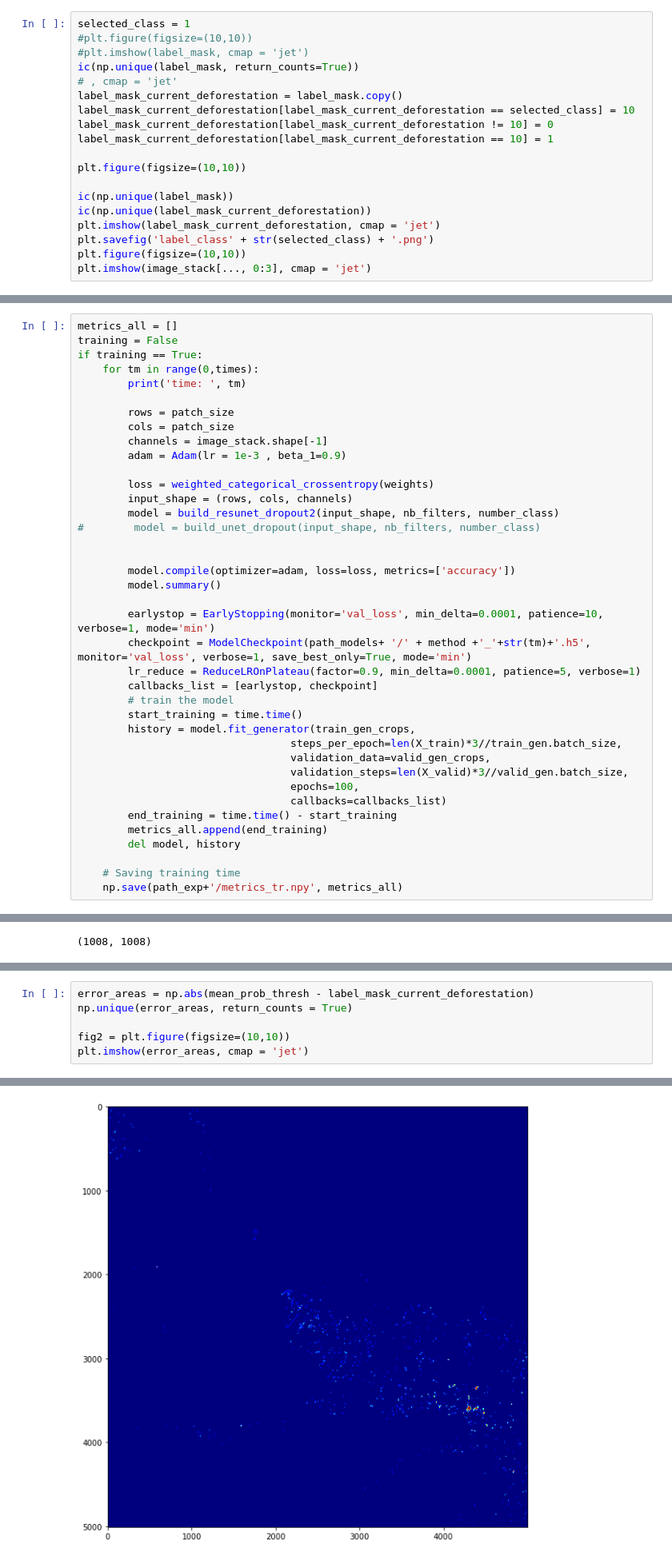
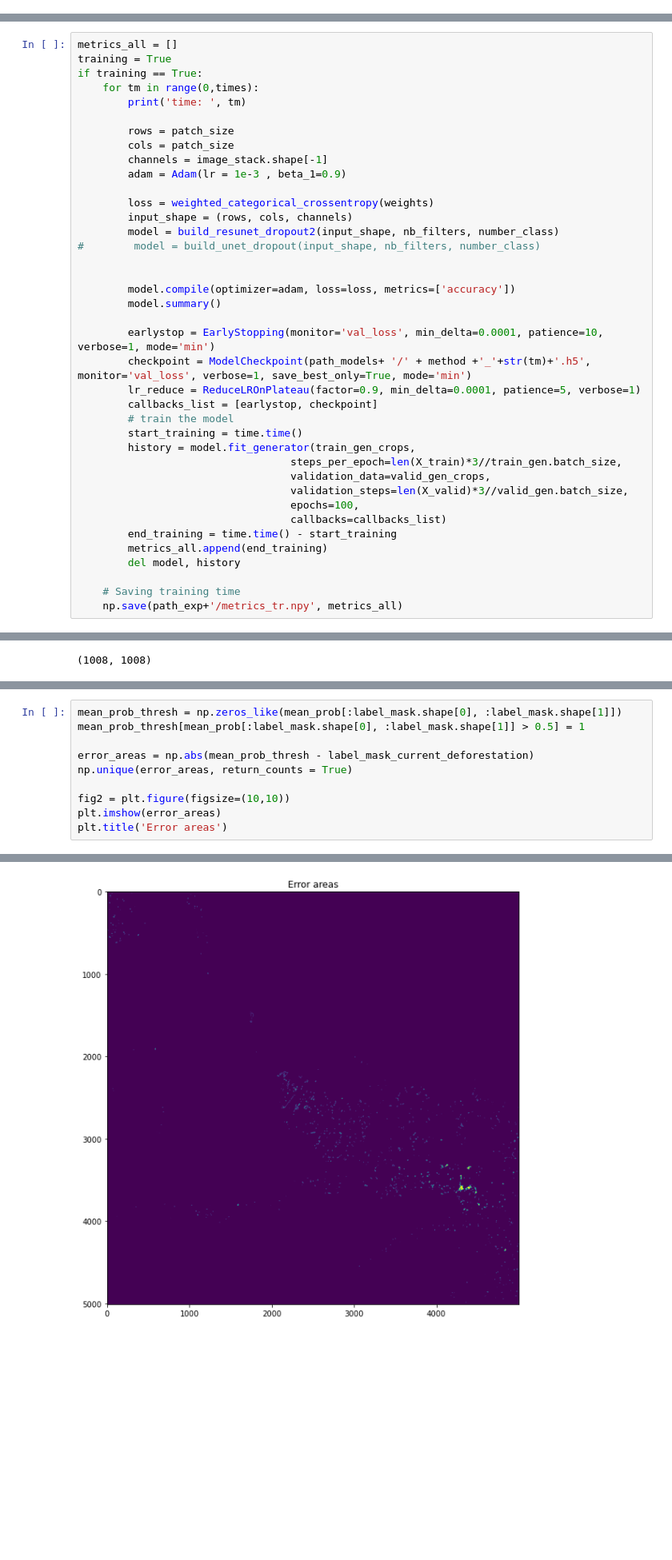
Before and after one commit to DiMorten/amazonUncertainty, a Jupyter notebook: Res_Unet_v1_uncertainty.ipynb, the cells around one changed output, grey strips where cells are left out. Shown: that part at 80% size. Saved outputs shown, nothing was run; the diff lists cells and outputs as text; blank space fills up the shorter version.

```diff
--- a/Res_Unet_v1_uncertainty.ipynb
+++ b/Res_Unet_v1_uncertainty.ipynb
@@ -45,22 +45,3 @@ Mask size:  (5010, 5000)
 mask:  (5010, 5000)
 image stack:  (5010, 5000, 14)
 ref : (5010, 5000)
-# %%
-selected_class = 1
-#plt.figure(figsize=(10,10))
-#plt.imshow(label_mask, cmap = 'jet')
-ic(np.unique(label_mask, return_counts=True))
-# , cmap = 'jet'
-label_mask_current_deforestation = label_mask.copy()
-label_mask_current_deforestation[label_mask_current_deforestation == selected_class] = 10
-label_mask_current_deforestation[label_mask_current_deforestation != 10] = 0
-label_mask_current_deforestation[label_mask_current_deforestation == 10] = 1
-
-plt.figure(figsize=(10,10))
-
-ic(np.unique(label_mask))
-ic(np.unique(label_mask_current_deforestation))
-plt.imshow(label_mask_current_deforestation, cmap = 'jet')
-plt.savefig('label_class' + str(selected_class) + '.png')
-plt.figure(figsize=(10,10))
-plt.imshow(image_stack[..., 0:3], cmap = 'jet')
@@ -165,7 +137,7 @@ nb_filters = [16, 32, 64, 128, 256]
 weights = [0.1, 0.9, 0]
 # %%
 metrics_all = []
-training = False
+training = True
 if training == True:
     for tm in range(0,times):
         print('time: ', tm)
@@ -315,7 +289,11 @@ ic| std_prob.shape: (5040, 5040)
 # %%
+mean_prob_thresh = np.zeros_like(mean_prob[:label_mask.shape[0], :label_mask.shape[1]])
+mean_prob_thresh[mean_prob[:label_mask.shape[0], :label_mask.shape[1]] > 0.5] = 1
+
 error_areas = np.abs(mean_prob_thresh - label_mask_current_deforestation)
 np.unique(error_areas, return_counts = True)
 
 fig2 = plt.figure(figsize=(10,10))
-plt.imshow(error_areas, cmap = 'jet')
+plt.imshow(error_areas)
+plt.title('Error areas')
 # %% [output]
@@ -323,4 +301,4 @@ plt.imshow(error_areas, cmap = 'jet')
-[figure, old version]
+[figure, new version]
 # %%
 ic(prob_rec.shape)
 prob_rec = np.transpose(prob_rec, (2, 0, 1))
```
Also changed, not shown: parts of 11 cells of this notebook, 1 other file.
